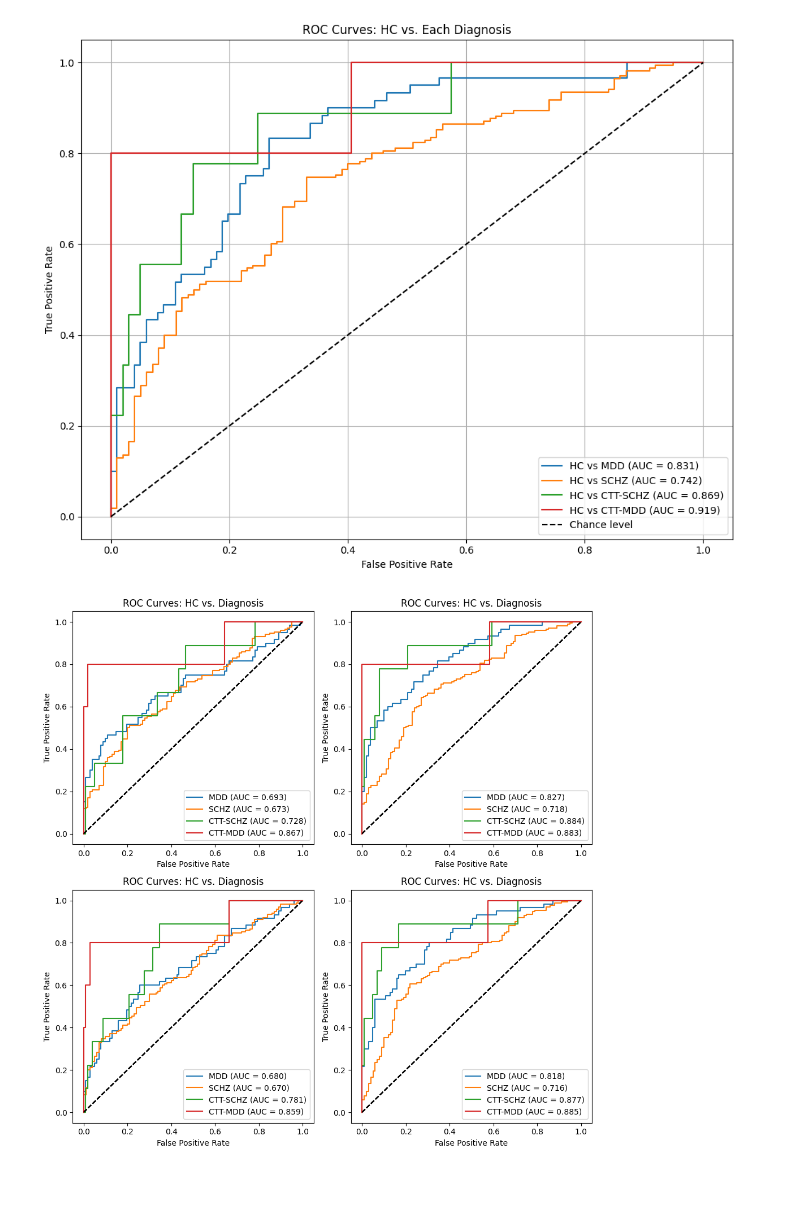
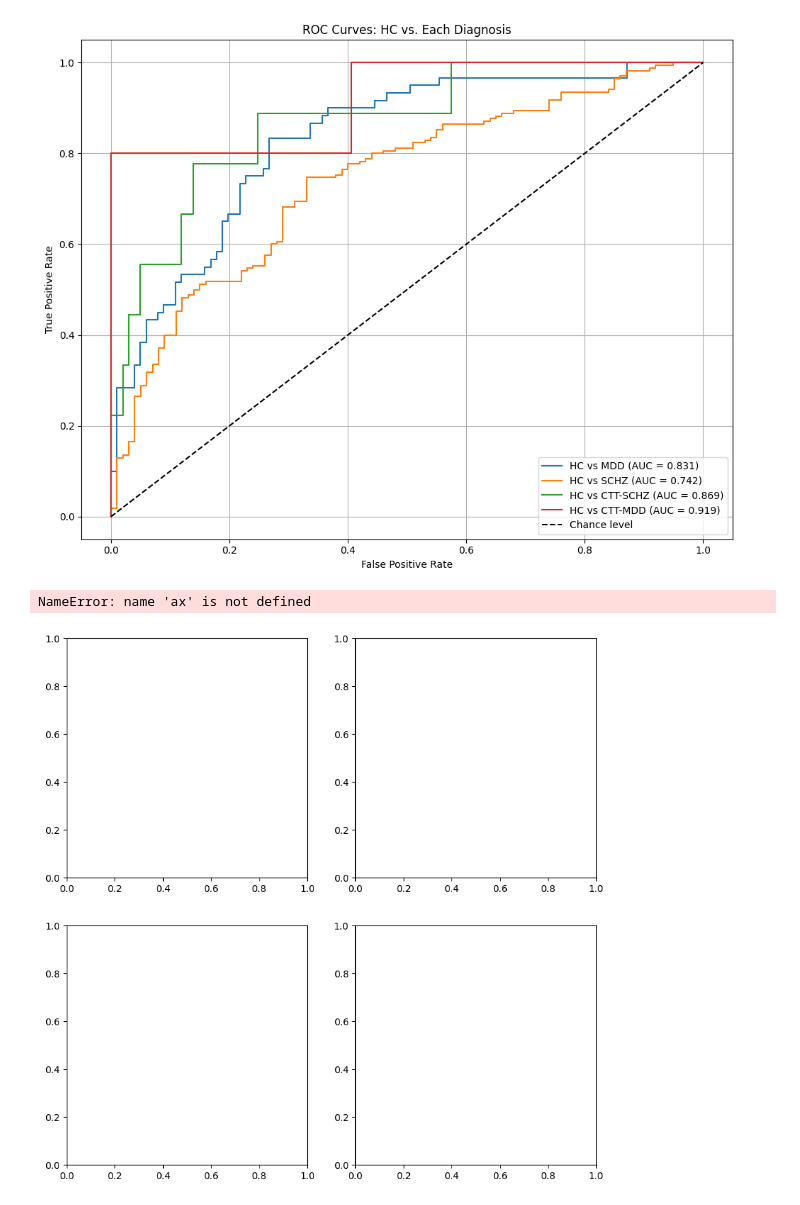
Before and after one commit to lisaduttenhoefer/BA_mriContrastVAE, a Jupyter notebook: project/catatonia_VAE-main_bq/src/classification_tryout.ipynb, the cells around one changed output. Saved outputs shown, nothing was run; the diff lists cells and outputs as text; code cells hidden in the pictures.

```diff
--- a/project/catatonia_VAE-main_bq/src/classification_tryout.ipynb
+++ b/project/catatonia_VAE-main_bq/src/classification_tryout.ipynb
@@ -157,15 +157,19 @@ from sklearn.model_selection import train_test_split
 from sklearn.linear_model import LogisticRegression
 from sklearn.metrics import roc_curve, auc, classification_report, confusion_matrix, roc_auc_score
 import re
+import os
+from PIL import Image
+import string
+import math
 
 # Liste der CSV-Dateien
 csv_paths = [
-    "/workspace/project/catatonia_VAE-main_bq/analysis/TESTING/deviation_results_norm_results_HC_V_g_m_all_20250601_2108_20250606_131920/deviation_scores_with_roi_names.csv", #Vgm, all
-    "/workspace/project/catatonia_VAE-main_bq/analysis/TESTING/deviation_results_norm_results_HC_Vgm_Vwm_Vcsf_all_20250530_1142_20250606_132210/deviation_scores_with_roi_names.csv", #all, all
-    "/workspace/project/catatonia_VAE-main_bq/analysis/TESTING/deviation_results_norm_results_HC_V_g_m_neuromorphometrics_cobra_lpba40_20250606_0349_20250618_132436/deviation_scores_with_roi_names.csv", #Vgm, neurom/lpba40
-    "/workspace/project/catatonia_VAE-main_bq/analysis/TESTING/deviation_results_norm_results_HC_Vgm_Vwm_Vcsf_neuromorphometrics_cobra_lpba40_20250606_0540_20250613_183712/deviation_scores_with_roi_names.csv" #all, neurom/lpba40
+    "/workspace/project/catatonia_VAE-main_bq/analysis/TESTING/CTT(MDD_SCHZ)/deviation_results_norm_results_HC_V_g_m_all_20250601_2108_20250606_131920/deviation_scores_with_roi_names.csv", #Vgm, all
+    "/workspace/project/catatonia_VAE-main_bq/analysis/TESTING/CTT(MDD_SCHZ)/deviation_results_norm_results_HC_Vgm_Vwm_Vcsf_all_20250530_1142_20250606_132210/deviation_scores_with_roi_names.csv", #all, all
+    "/workspace/project/catatonia_VAE-main_bq/analysis/TESTING/CTT(MDD_SCHZ)/deviation_results_norm_results_HC_V_g_m_neuromorphometrics_cobra_lpba40_20250606_0349_20250618_132436/deviation_scores_with_roi_names.csv", #Vgm, neurom/lpba40
+    "/workspace/project/catatonia_VAE-main_bq/analysis/TESTING/CTT(MDD_SCHZ)/deviation_results_norm_results_HC_Vgm_Vwm_Vcsf_neuromorphometrics_cobra_lpba40_20250606_0540_20250613_183712/deviation_scores_with_roi_names.csv" #all, neurom/lpba40
 ]
-
+num_files = len(csv_paths)
 rows = int(np.ceil(num_files / 2))  # Anzahl der Reihen automatisch berechnen
 fig, axes = plt.subplots(rows, 2, figsize=(10, rows * 5))
 
@@ -198,31 +202,36 @@ for i, csv_path in enumerate(csv_paths):
             continue
 
         # Train-Test-Split mit stratifiziertem Sampling
         try:
             X_train, X_test, y_train, y_test = train_test_split(X, y, stratify=y, test_size=0.2, random_state=42)
         except ValueError:
             continue
 
         clf = LogisticRegression(random_state=42, solver='liblinear', max_iter=1000)
         clf.fit(X_train, y_train)
 
         y_pred = clf.predict(X_test)
         y_score = clf.predict_proba(X_test)[:, 1]
 
         roc_auc = roc_auc_score(y_test, y_score)
         fpr, tpr, _ = roc_curve(y_test, y_score)
 
+        subplot_label = string.ascii_uppercase[i]
+        ax.text(0.02, 0.98, f'{subplot_label}', transform=ax.transAxes,
+            fontsize=16, fontweight='bold', va='top', ha='left')
+
         row = i // 2  # Row index (integer division by 2)
         col = i % 2   # Column index (modulo operation for column)
         ax = axes[row, col]  # Correct subplot reference
         ax.plot(fpr, tpr, label=f'{diag} (AUC = {roc_auc:.3f})')
         ax.plot([0, 1], [0, 1], 'k--')
         ax.set_xlabel("False Positive Rate")
         ax.set_ylabel("True Positive Rate")
         ax.set_title(f"ROC Curves: HC vs. Diagnosis")
         ax.legend(loc="lower right")
 
 plt.tight_layout()
 plt.show()
 # %% [output]
+NameError: name 'ax' is not defined
-[figure, old version]
+[figure, new version]
```
Also changed, not shown: parts of 2 cells of this notebook, 7 other files.
